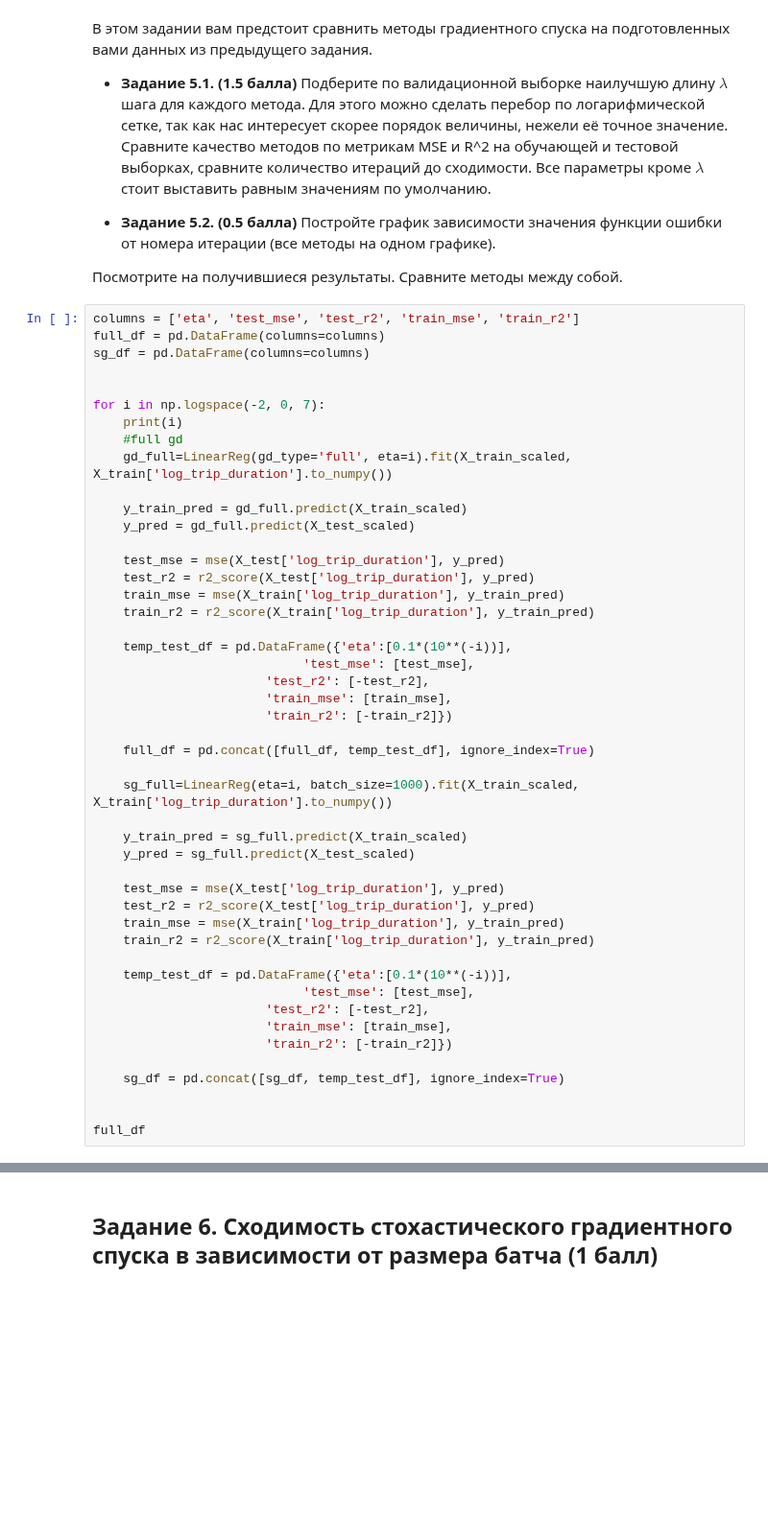
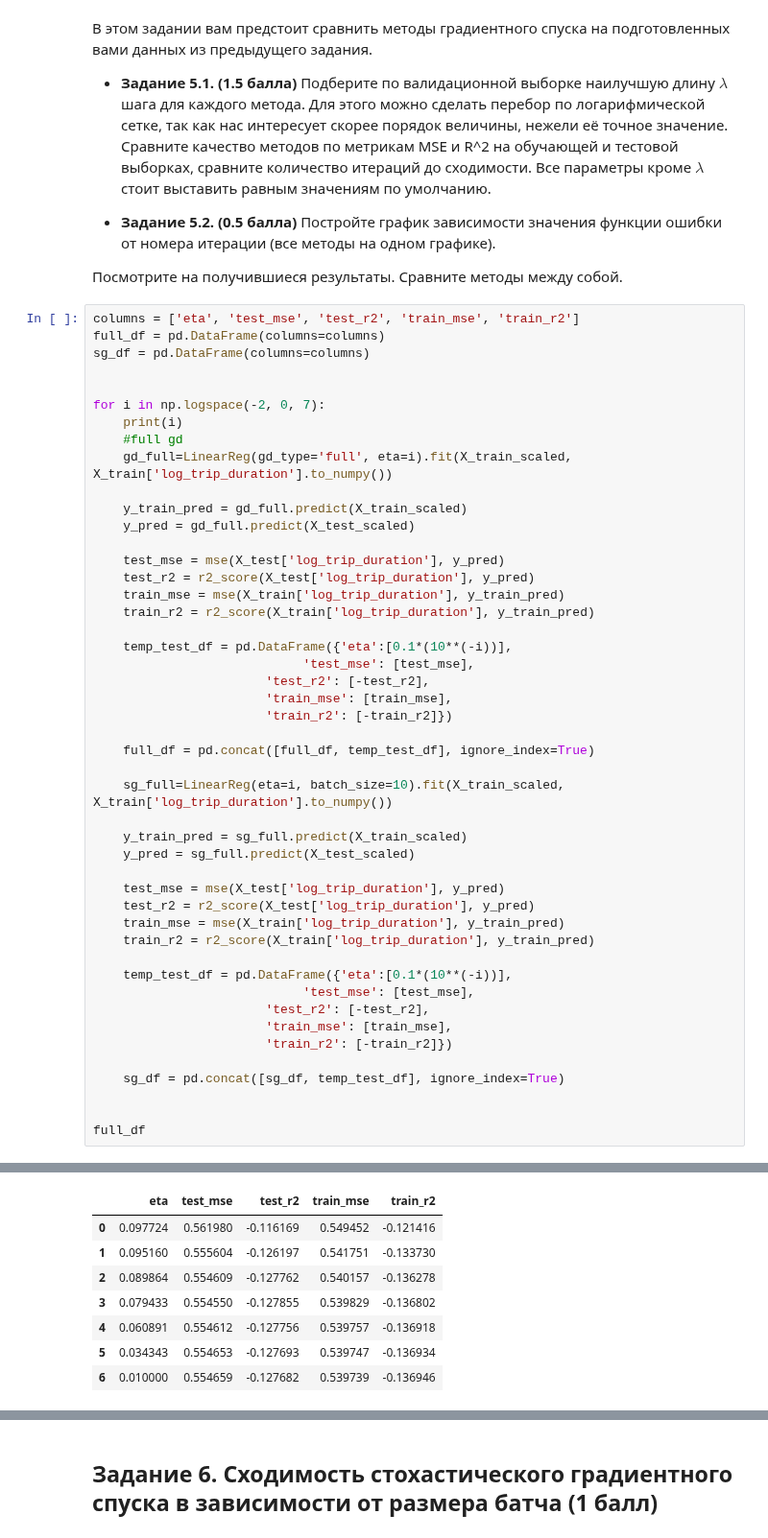
Before and after one commit to HeySlava/hse_course, a Jupyter notebook: homework3/homework-practice-03-gd.ipynb, the cells around one changed output, grey strips where cells are left out. Shown at 96% size. Drawn from its saved outputs; the diff is of its cells as text; blank space fills up the shorter version.

```diff
--- a/homework3/homework-practice-03-gd.ipynb
+++ b/homework3/homework-practice-03-gd.ipynb
@@ -614,7 +556,7 @@ for i in np.logspace(-2, 0, 7):
 
     full_df = pd.concat([full_df, temp_test_df], ignore_index=True)
 
-    sg_full=LinearReg(eta=i, batch_size=1000).fit(X_train_scaled, X_train['log_trip_duration'].to_numpy())
+    sg_full=LinearReg(eta=i, batch_size=10).fit(X_train_scaled, X_train['log_trip_duration'].to_numpy())
 
     y_train_pred = sg_full.predict(X_train_scaled)
     y_pred = sg_full.predict(X_test_scaled)
@@ -634,3 +576,4 @@ for i in np.logspace(-2, 0, 7):
 
 
 full_df
+# %% [output]
@@ -637,2 +587,10 @@ full_df
+|  | eta | test_mse | test_r2 | train_mse | train_r2 |
+| 0 | 0.097724 | 0.561980 | -0.116169 | 0.549452 | -0.121416 |
+| 1 | 0.095160 | 0.555604 | -0.126197 | 0.541751 | -0.133730 |
+| 2 | 0.089864 | 0.554609 | -0.127762 | 0.540157 | -0.136278 |
+| 3 | 0.079433 | 0.554550 | -0.127855 | 0.539829 | -0.136802 |
+| 4 | 0.060891 | 0.554612 | -0.127756 | 0.539757 | -0.136918 |
+| 5 | 0.034343 | 0.554653 | -0.127693 | 0.539747 | -0.136934 |
+| 6 | 0.010000 | 0.554659 | -0.127682 | 0.539739 | -0.136946 |
 # %%
 sg_df
```
Also changed, not shown: parts of 16 cells of this notebook, 2 other files.
